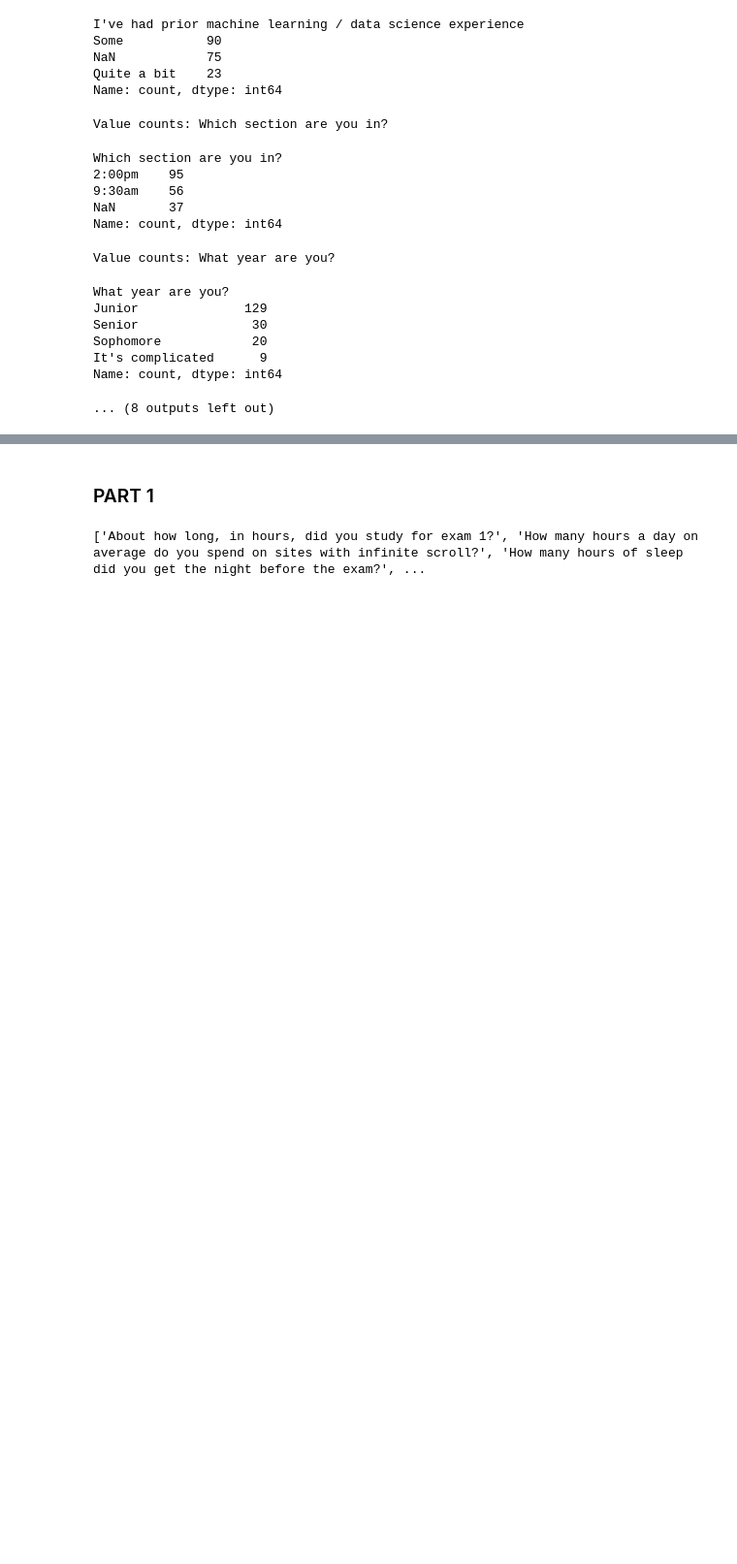
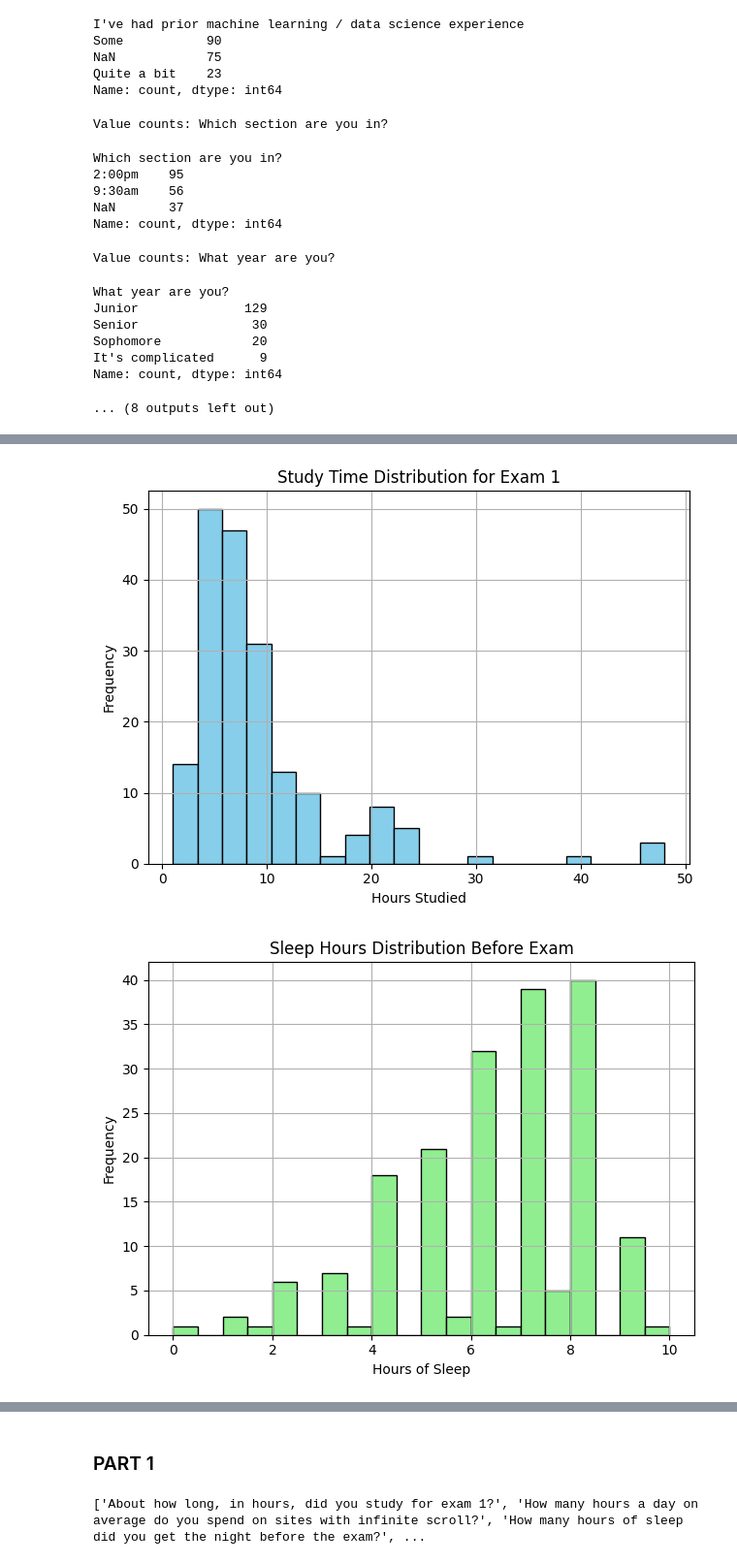
Before and after one commit to cheesuschris/320Homeworks, a Jupyter notebook: Homework3/analyzeGrades.ipynb, the cells around one changed output, grey strips where cells are left out. Shown: that part at 97% size. Cells and saved outputs as stored; diff of their text form; code cells hidden in the pictures; blank space fills up the shorter version.

```diff
--- a/Homework3/analyzeGrades.ipynb
+++ b/Homework3/analyzeGrades.ipynb
@@ -110,7 +111,7 @@ df["I wanted the extra credit but just put down random responses (you'll still g
 #Looking at the dataset, the data isn't missing for this column, but instead actually the value "None" that got misinterpreted
 df["I've had prior machine learning / data science experience"] = df["I've had prior machine learning / data science experience"].fillna("None")
 #Creating new columns
-df["is_missing_section"] = df["Which section are you in?"].isna()
+df["is_missing_section"] = df["Which section are you in?"].isna().astype(int)
 df.head()
 # %% [output]
 |  | I come to lecture: | I've had prior machine learning /... | Which section are you in? | About how long, in hours, did you... | ... |
@@ -119,3 +120,34 @@ df.head()
 | 2 | Always | None | NaN | 5.0 | ... |
 | 3 | Always | None | NaN | 6.0 | ... |
 | 4 | Always | Quite a bit | NaN | 3.0 | ... |
+# %%
+df['About how long, in hours, did you study for exam 1?'].hist(color='skyblue', edgecolor='black', bins=20)
+plt.title('Study Time Distribution for Exam 1')
+plt.xlabel('Hours Studied')
+plt.ylabel('Frequency')
+plt.tight_layout()
+plt.show()
+
+df['How many hours of sleep did you get the night before the exam?'].hist(color='lightgreen', edgecolor='black', bins=20)
+plt.title('Sleep Hours Distribution Before Exam')
+plt.xlabel('Hours of Sleep')
+plt.ylabel('Frequency')
+plt.tight_layout()
+plt.show()
+
+df['How many hours a day on average do you spend on sites with infinite scroll?'].hist(color='coral', edgecolor='black', bins=20)
+plt.title('Daily Infinite Scroll Usage Distribution')
+plt.xlabel('Hours per Day')
+plt.ylabel('Frequency')
+plt.tight_layout()
+plt.show()
+
+(df['Total Score']/df['Max Points']*100).hist(color='peachpuff', edgecolor='black', bins=20)
+plt.title('Actual Student Score')
+plt.xlabel('Student Score')
+plt.ylabel('Frequency')
+plt.tight_layout()
+plt.show()
+# %% [output]
+[figure, added]
+[figure, added]
```
Also changed, not shown: parts of 13 cells of this notebook.
